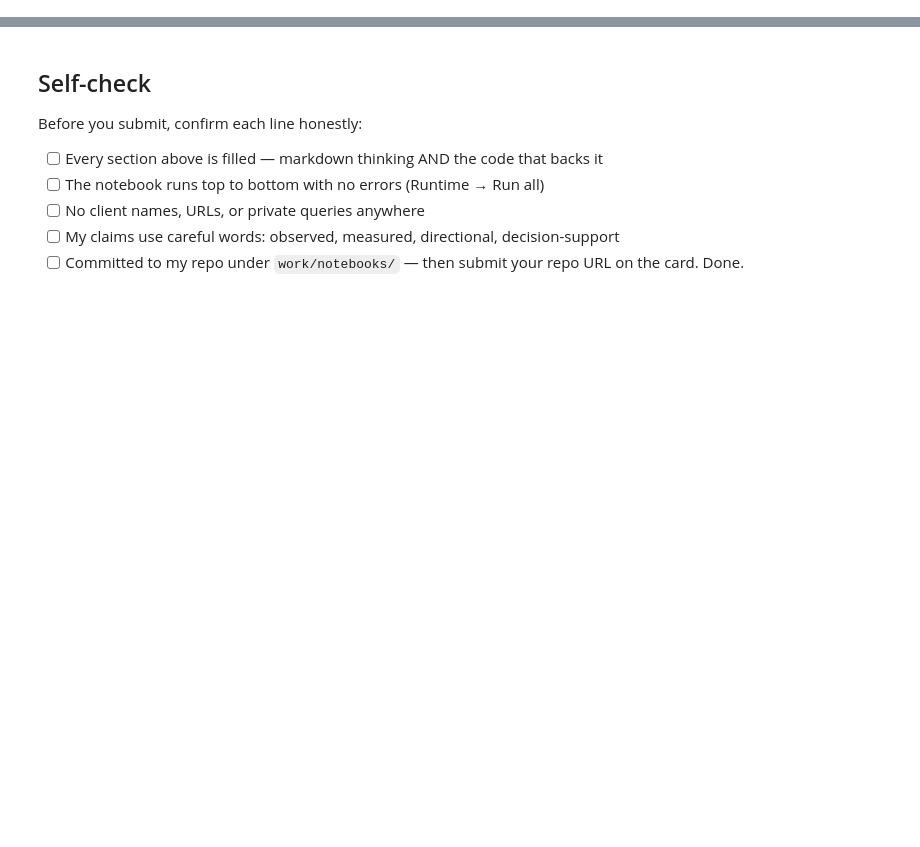
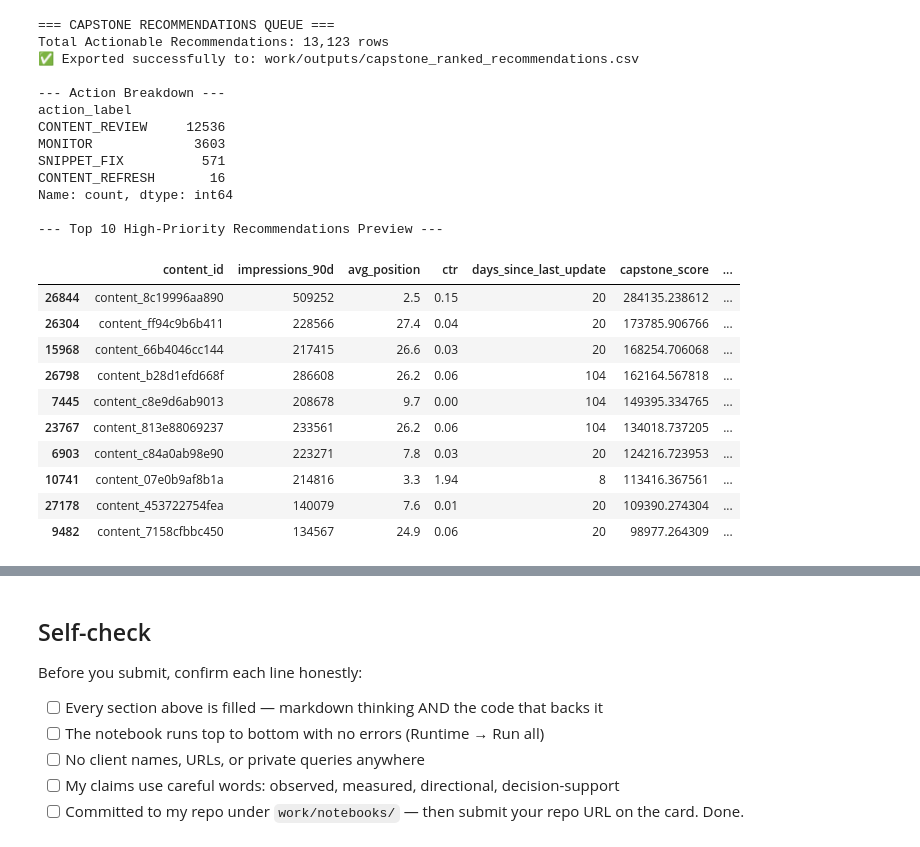
Before and after one commit to abdoehab2213-hub/First-Assignment, a Jupyter notebook: work/notebooks/capstone.ipynb, the cells around one changed output, grey strips where cells are left out. Drawn from its saved outputs; the diff is of its cells as text; code cells hidden in the pictures; blank space fills up the shorter version.

```diff
--- a/work/notebooks/capstone.ipynb
+++ b/work/notebooks/capstone.ipynb
@@ -19,0 +271,64 @@ This skeleton is yours to fill. Work the sections **in order** — each one has
+# %%
+import os
+
+# 1. Generate Decline Probabilities and Capstone Score
+filtered_df['ml_decline_prob'] = ml_model.predict_proba(X)[:, 1]
+filtered_df['capstone_score'] = filtered_df['ml_decline_prob'] * filtered_df['impressions_90d']
+
+# 2. Rule-based Action Mapping driven by ML Probability
+def assign_capstone_action(row):
+    if row['ml_decline_prob'] >= 0.5:
+        if row['days_since_last_update'] >= 180:
+            return 'CONTENT_REFRESH', 'HIGH_DECLINE_RISK_STALE'
+        elif row['avg_position'] <= 10 and row['ctr'] < 0.02:
+            return 'SNIPPET_FIX', 'HIGH_DECLINE_RISK_LOW_CTR'
+        else:
+            return 'CONTENT_REVIEW', 'GENERAL_DECLINE_RISK'
+    else:
+        return 'MONITOR', 'STABLE_PERFORMANCE'
+
+results = filtered_df.apply(assign_capstone_action, axis=1)
+filtered_df['action_label'] = [r[0] for r in results]
+filtered_df['reason_code'] = [r[1] for r in results]
+
+# 3. Export Actionable Recommendations Queue
+os.makedirs('work/outputs', exist_ok=True)
+output_csv_path = 'work/outputs/capstone_ranked_recommendations.csv'
+
+actionable_queue = filtered_df[filtered_df['action_label'] != 'MONITOR'].sort_values(by='capstone_score', ascending=False)
+actionable_queue[['content_id', 'impressions_90d', 'avg_position', 'ctr', 'days_since_last_update', 'capstone_score', 'reason_code', 'action_label']].to_csv(output_csv_path, index=False)
+
+print("=== CAPSTONE RECOMMENDATIONS QUEUE ===")
+print(f"Total Actionable Recommendations: {len(actionable_queue):,} rows")
+print(f"✅ Exported successfully to: {output_csv_path}")
+
+print("\n--- Action Breakdown ---")
+print(filtered_df['action_label'].value_counts())
+
+print("\n--- Top 10 High-Priority Recommendations Preview ---")
+display(actionable_queue[['content_id', 'impressions_90d', 'avg_position', 'ctr', 'days_since_last_update', 'capstone_score', 'action_label', 'reason_code']].head(10))
+# %% [output]
+=== CAPSTONE RECOMMENDATIONS QUEUE ===
+Total Actionable Recommendations: 13,123 rows
+✅ Exported successfully to: work/outputs/capstone_ranked_recommendations.csv
+
+--- Action Breakdown ---
+action_label
+CONTENT_REVIEW     12536
+MONITOR             3603
+SNIPPET_FIX          571
+CONTENT_REFRESH       16
+Name: count, dtype: int64
+
+--- Top 10 High-Priority Recommendations Preview ---
+|  | content_id | impressions_90d | avg_position | ctr | days_since_last_update | capstone_score | ... |
+| 26844 | content_8c19996aa890 | 509252 | 2.5 | 0.15 | 20 | 284135.238612 | ... |
+| 26304 | content_ff94c9b6b411 | 228566 | 27.4 | 0.04 | 20 | 173785.906766 | ... |
+| 15968 | content_66b4046cc144 | 217415 | 26.6 | 0.03 | 20 | 168254.706068 | ... |
+| 26798 | content_b28d1efd668f | 286608 | 26.2 | 0.06 | 104 | 162164.567818 | ... |
+| 7445 | content_c8e9d6ab9013 | 208678 | 9.7 | 0.00 | 104 | 149395.334765 | ... |
+| 23767 | content_813e88069237 | 233561 | 26.2 | 0.06 | 104 | 134018.737205 | ... |
+| 6903 | content_c84a0ab98e90 | 223271 | 7.8 | 0.03 | 20 | 124216.723953 | ... |
+| 10741 | content_07e0b9af8b1a | 214816 | 3.3 | 1.94 | 8 | 113416.367561 | ... |
+| 27178 | content_453722754fea | 140079 | 7.6 | 0.01 | 20 | 109390.274304 | ... |
+| 9482 | content_7158cfbbc450 | 134567 | 24.9 | 0.06 | 20 | 98977.264309 | ... |
```
Also changed, not shown: parts of 26 cells of this notebook.
